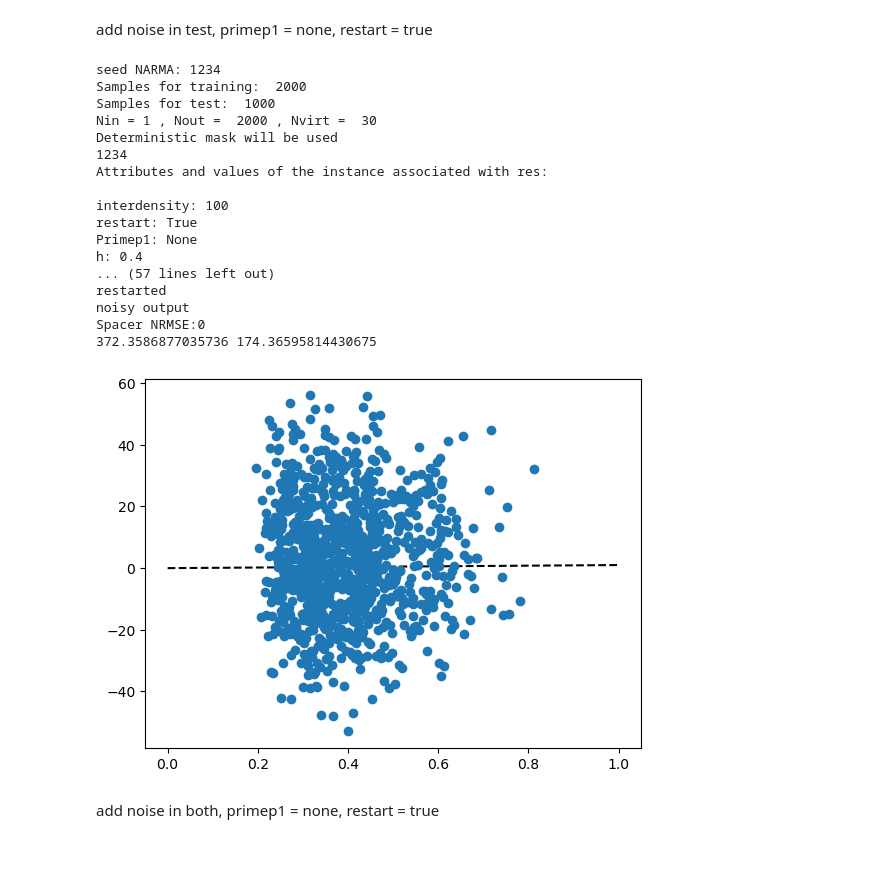
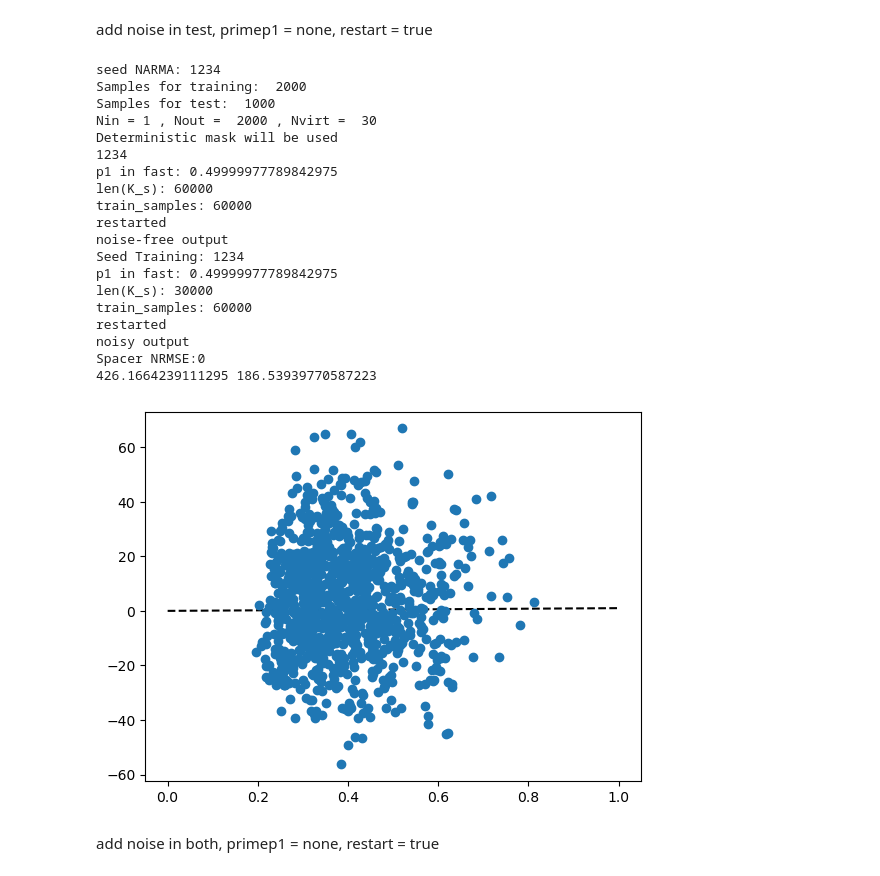
Before and after one commit to spintronic-computing-group/spnc, a Jupyter notebook: noisy.ipynb, the cells around one changed output. Saved outputs shown, nothing was run; the diff lists cells and outputs as text; code cells hidden in the pictures.

```diff
--- a/noisy.ipynb
+++ b/noisy.ipynb
@@ -177,46 +181,49 @@ k_s_0 = 0
 phi = 45
 beta_prime = 20
 
-# Params
 params = {
     'theta':0.3,
     'gamma':.113,
     'delay_feedback':0,
     'Nvirt':Nvirt,
     'noise_enable': 'test',
+    'noise_seed': 1234,
+    'noise_mean':0.0001,
     'noise_std':0.00013,
     'train_sample': Ntrain*Nvirt,
     'test_sample': Ntest*Nvirt
 }
 
 
 spn = spnc_anisotropy(h, theta_H, k_s_0, phi, beta_prime,restart = True,Primep1=None)
 # transforms = spn.gen_signal_slow_delayed_feedback
 transformf = spn.gen_signal_fast_delayed_feedback
 
 # run
 # (y_test_s,y_pred_s) = ml.spnc_narma10(Ntrain,Ntest,Nvirt,m0,bias,transforms,params,seed_NARMA=1234,fixed_mask=True,return_outputs=True)
 # run
 (y_test_f,y_pred_f) = ml.spnc_narma10(Ntrain,Ntest,Nvirt,m0,bias,transformf,params,seed_NARMA=1234,fixed_mask=True,return_outputs=True)
 # %% [output]
 seed NARMA: 1234
 Samples for training:  2000
 Samples for test:  1000
 Nin = 1 , Nout =  2000 , Nvirt =  30
 Deterministic mask will be used
 1234
-Attributes and values of the instance associated with res:
-
-interdensity: 100
-restart: True
-Primep1: None
-h: 0.4
-... (57 lines left out)
+p1 in fast: 0.49999977789842975
+len(K_s): 60000
+train_samples: 60000
+restarted
+noise-free output
+Seed Training: 1234
+p1 in fast: 0.49999977789842975
+len(K_s): 30000
+train_samples: 60000
 restarted
 noisy output
 Spacer NRMSE:0
-372.3586877035736 174.36595814430675
+426.1664239111295 186.53939770587223
-[figure, old version]
+[figure, new version]
 # %% [markdown]
 add noise in both, primep1 = none, restart = true
 # %%
```
Also changed, not shown: parts of 7 cells of this notebook.
